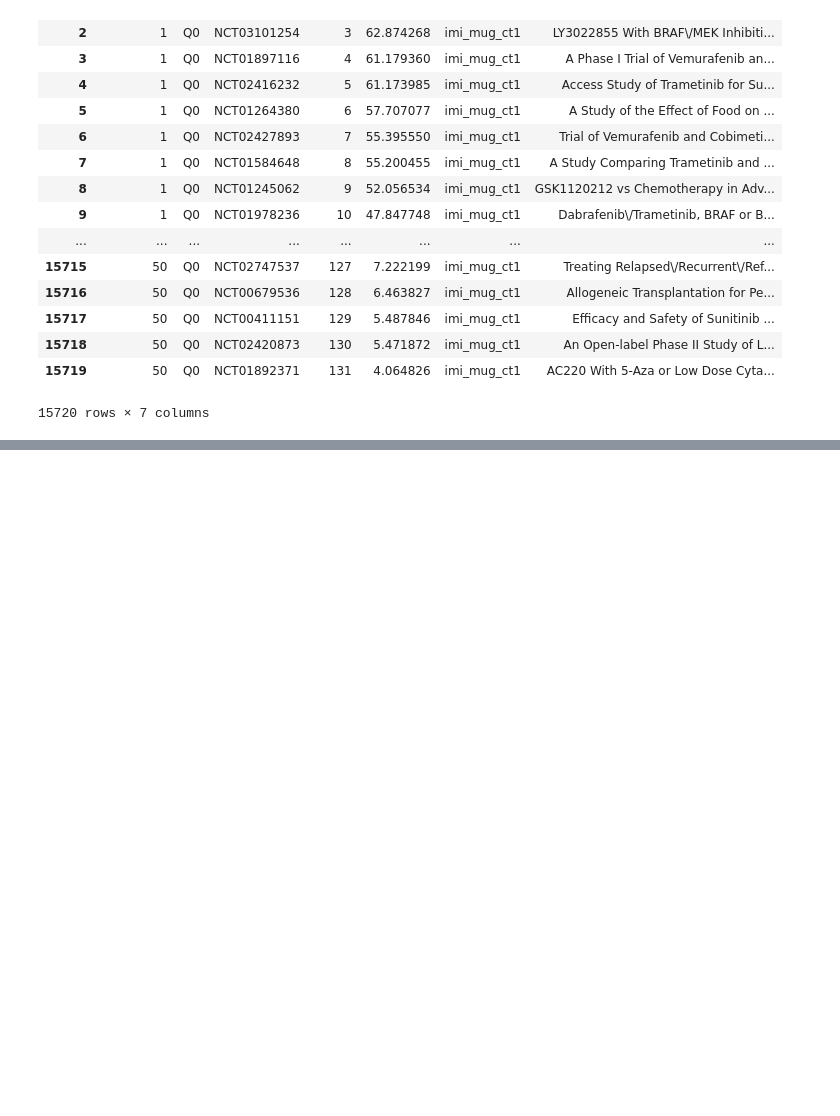
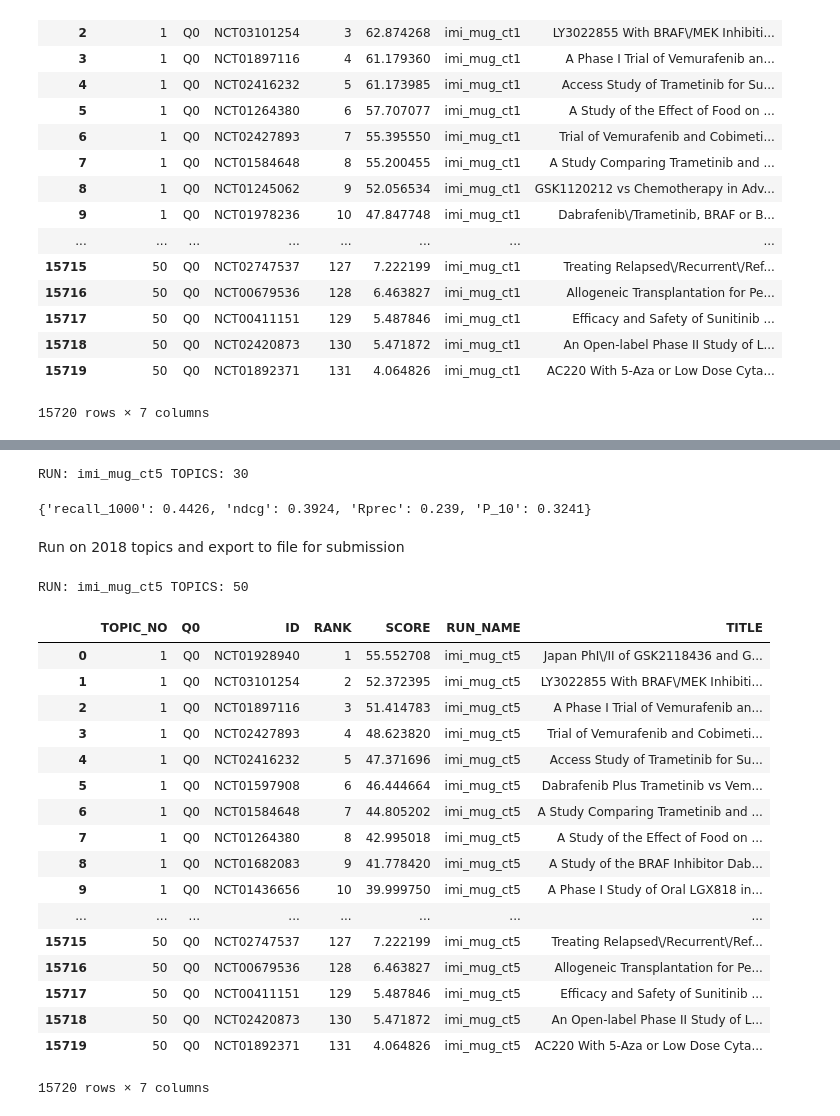
Before and after one commit to plopezgarcia/trec-2018-precision-medicine, a Jupyter notebook: python/trials/trials_submission.ipynb, the cells around one changed output, grey strips where cells are left out. Saved outputs shown, nothing was run; the diff lists cells and outputs as text; code cells hidden in the pictures; blank space fills up the shorter version.

```diff
--- a/python/trials/trials_submission.ipynb
+++ b/python/trials/trials_submission.ipynb
@@ -104,0 +249,38 @@ utils.to_trec_run_file(run, run_params)
+# %%
+run_params = {
+    'run_id':'imi_mug_ct5',
+    'query_template':'submitted/imi_mug_ct5.json'
+}
+
+run, params = running.run(topics_2017, 'TRIALS', run_params)
+results, aggregated = evaluation.evaluate(qrels_2017, run)
+
+aggregated
+# %% [output]
+RUN: imi_mug_ct5 TOPICS: 30
+{'recall_1000': 0.4426, 'ndcg': 0.3924, 'Rprec': 0.239, 'P_10': 0.3241}
+# %% [markdown]
+Run on 2018 topics and export to file for submission
+# %%
+run, run_params = running.run(topics_2018, 'TRIALS', run_params)
+run
+# %% [output]
+RUN: imi_mug_ct5 TOPICS: 50
+|  | TOPIC_NO | Q0 | ID | RANK | SCORE | RUN_NAME | TITLE |
+| 0 | 1 | Q0 | NCT01928940 | 1 | 55.552708 | imi_mug_ct5 | Japan PhI\/II of GSK2118436 and G... |
+| 1 | 1 | Q0 | NCT03101254 | 2 | 52.372395 | imi_mug_ct5 | LY3022855 With BRAF\/MEK Inhibiti... |
+| 2 | 1 | Q0 | NCT01897116 | 3 | 51.414783 | imi_mug_ct5 | A Phase I Trial of Vemurafenib an... |
+| 3 | 1 | Q0 | NCT02427893 | 4 | 48.623820 | imi_mug_ct5 | Trial of Vemurafenib and Cobimeti... |
+| 4 | 1 | Q0 | NCT02416232 | 5 | 47.371696 | imi_mug_ct5 | Access Study of Trametinib for Su... |
+| 5 | 1 | Q0 | NCT01597908 | 6 | 46.444664 | imi_mug_ct5 | Dabrafenib Plus Trametinib vs Vem... |
+| 6 | 1 | Q0 | NCT01584648 | 7 | 44.805202 | imi_mug_ct5 | A Study Comparing Trametinib and ... |
+| 7 | 1 | Q0 | NCT01264380 | 8 | 42.995018 | imi_mug_ct5 | A Study of the Effect of Food on ... |
+| 8 | 1 | Q0 | NCT01682083 | 9 | 41.778420 | imi_mug_ct5 | A Study of the BRAF Inhibitor Dab... |
+| 9 | 1 | Q0 | NCT01436656 | 10 | 39.999750 | imi_mug_ct5 | A Phase I Study of Oral LGX818 in... |
+| ... | ... | ... | ... | ... | ... | ... | ... |
+| 15715 | 50 | Q0 | NCT02747537 | 127 | 7.222199 | imi_mug_ct5 | Treating Relapsed\/Recurrent\/Ref... |
+| 15716 | 50 | Q0 | NCT00679536 | 128 | 6.463827 | imi_mug_ct5 | Allogeneic Transplantation for Pe... |
+| 15717 | 50 | Q0 | NCT00411151 | 129 | 5.487846 | imi_mug_ct5 | Efficacy and Safety of Sunitinib ... |
+| 15718 | 50 | Q0 | NCT02420873 | 130 | 5.471872 | imi_mug_ct5 | An Open-label Phase II Study of L... |
+| 15719 | 50 | Q0 | NCT01892371 | 131 | 4.064826 | imi_mug_ct5 | AC220 With 5-Aza or Low Dose Cyta... |
+15720 rows × 7 columns
```
Also changed, not shown: parts of 22 cells of this notebook, 10 other files.
